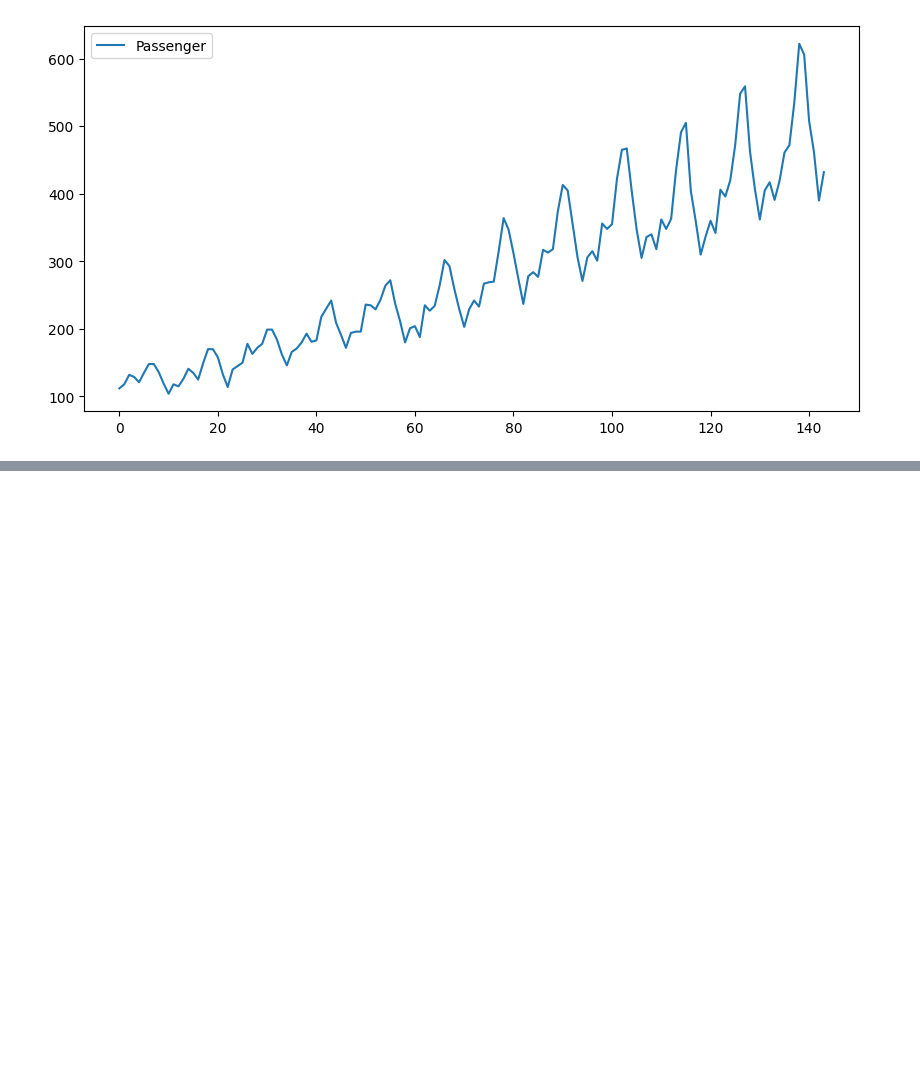
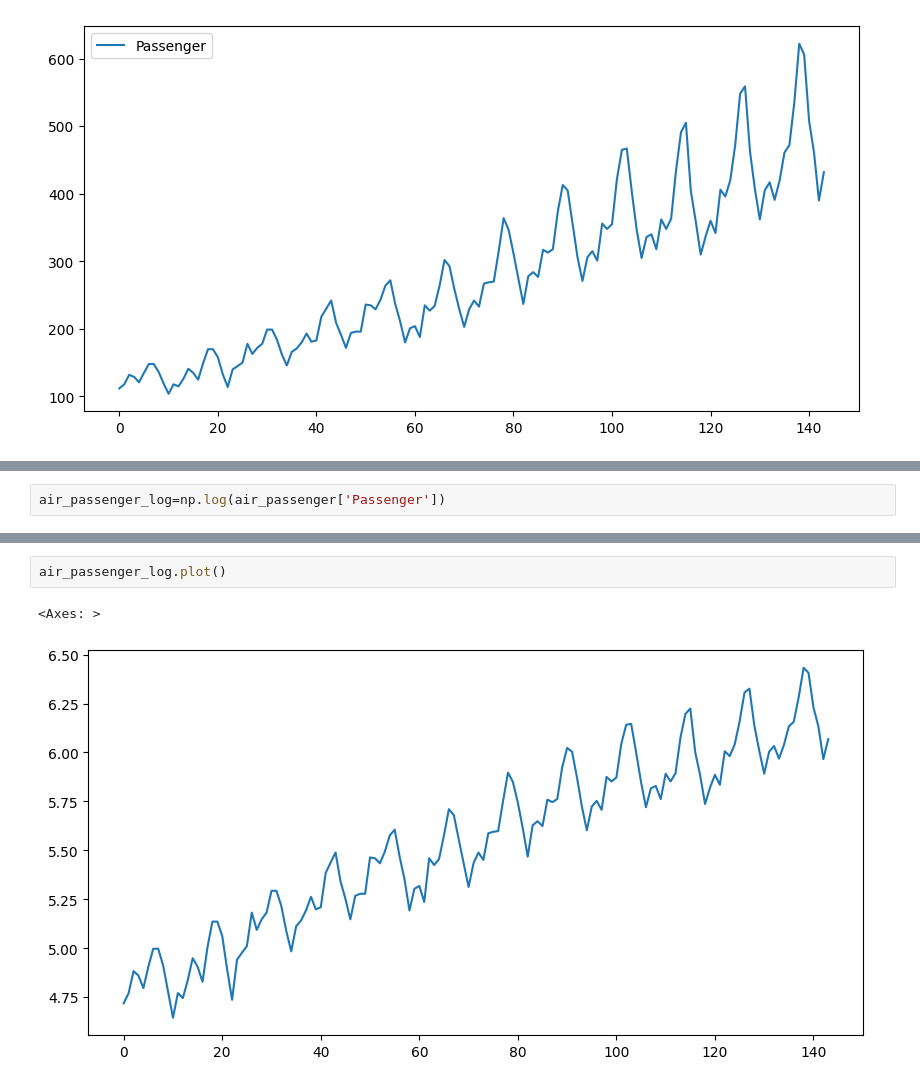
Before and after one commit to Pratyusha-Mukherjee/FSP-MachineLearning, a Jupyter notebook: day7/air passenger/time_series2.ipynb, the cells around one changed output, grey strips where cells are left out. Cells and saved outputs as stored; diff of their text form; blank space fills up the shorter version.

```diff
--- a/day7/air passenger/time_series2.ipynb
+++ b/day7/air passenger/time_series2.ipynb
@@ -23,0 +56,2 @@ air_passenger.plot()
+# %%
+air_passenger_log=np.log(air_passenger['Passenger'])
@@ -23,0 +67,5 @@ air_passenger.plot()
+# %%
+air_passenger_log.plot()
+# %% [output]
+<Axes: >
+[figure, added]
```
Also changed, not shown: parts of 3 cells of this notebook.
